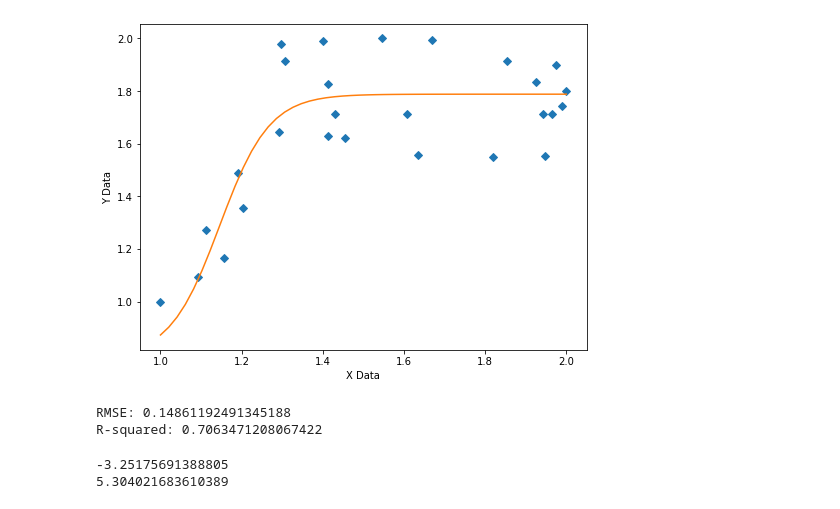
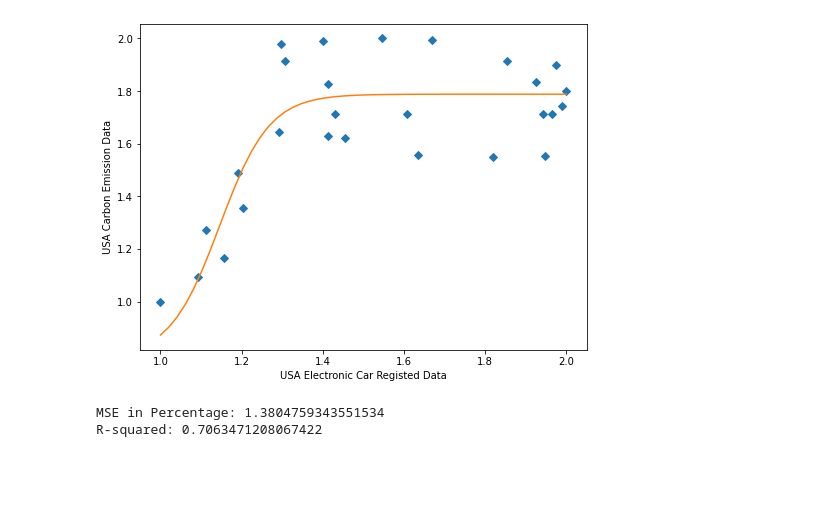
Before and after one commit to IsaacJohnEvans/EV_affect_on_emissions, a Jupyter notebook: Linear_regression_correlation_study_eric.ipynb, the cells around one changed output. Saved outputs shown, nothing was run; the diff lists cells and outputs as text; code cells hidden in the pictures; blank space fills up the shorter version.

```diff
--- a/Linear_regression_correlation_study_eric.ipynb
+++ b/Linear_regression_correlation_study_eric.ipynb
@@ -161,46 +218,19 @@ def generate_Initial_Parameters(x,y):
-# %%
-# graphics output section
-def ModelAndScatterPlot(figure_width, figure_height):
-    f = plt.figure(figsize=(figure_width,figure_height))
-    axes = f.add_subplot(111)
-
-    # first the raw data as a scatter plot
-    axes.plot(xData, yData,  'D')
-
-    # create data for the fitted equation plot
-    xModel = np.linspace(min(xData), max(xData))
-    yModel = func(xModel, *fittedParameters)
-
-    # now the model as a line plot
-    axes.plot(xModel, yModel)
-
-    axes.set_xlabel('X Data') # X axis data label
-    axes.set_ylabel('Y Data') # Y axis data label
-
-    plt.show()
-    plt.close('all') # clean up after using pyplot
 # %%
-xx = usa_E_car_dat_n.transpose()
-xx = xx[0]
-yy = usa_emission_by_veh_n.transpose()
-yy = yy[0]
+
 # generate initial parameter values
-geneticParameters = generate_Initial_Parameters(xData,yData)
-
+geneticParameters = generate_Initial_Parameters(xx,yy)
 # curve fit the test data
-fittedParameters, pcov = curve_fit(func, xData, yData, geneticParameters)
+usa_fittedParameters, pcov = curve_fit(func, xx, yy, geneticParameters)
 
 ##########################################################
-ModelAndScatterPlot(8, 6)
-modelPredictions = func(xData, *fittedParameters)
-absError = modelPredictions - yData
-SE = np.square(absError) # squared errors
-MSE = np.mean(SE) # mean squared errors
-RMSE = np.sqrt(MSE) # Root Mean Squared Error, RMSE
-Rsquared = 1.0 - (np.var(absError) / np.var(yData))
-print('RMSE:', RMSE)
+ModelAndScatterPlot(usa_fittedParameters,8, 6,xx,yy,'USA Electronic Car Registed','USA Carbon Emission')
+modelPredictions = func(xx, *usa_fittedParameters)
+MSPE = mean_squared_percentage_error(yy,modelPredictions) # Root Mean Squared Error, RMSE
+absError = modelPredictions - yy
+Rsquared = 1.0 - (np.var(absError) / np.var(yy))
+print('MSE in Percentage:', MSPE)
 print('R-squared:', Rsquared)
 # %% [output]
-[figure, old version]
+[figure, new version]
-RMSE: 0.14861192491345188
+MSE in Percentage: 1.3804759343551534
 R-squared: 0.7063471208067422
@@ -210,13 +236,0 @@ usa_predict,usa_model = produce_predictions_linear_regression(usa_E_car_dat_n,us
-# %%
-def mean_absolute_percentage_error(y_true, y_pred):
-    MSPE = np.mean((mean_squared_error(y_true,y_pred,squared = True)*y_true)/y_true) * 100
-    return np.abs(MSPE)
-
-##### test_regression,test_model = produce_predictions_linear_regression(electric_car_dat, raod_emission_by_veh)
-UKR2 = r2_score(uk_predict,uk_emission_by_veh_n)
-USR2 = mean_absolute_percentage_error(usa_emission_by_veh_n,usa_predict)
-print(UKR2)
-print(USR2)
-# %% [output]
--3.25175691388805
-5.304021683610389
```
Also changed, not shown: parts of 10 cells of this notebook.
